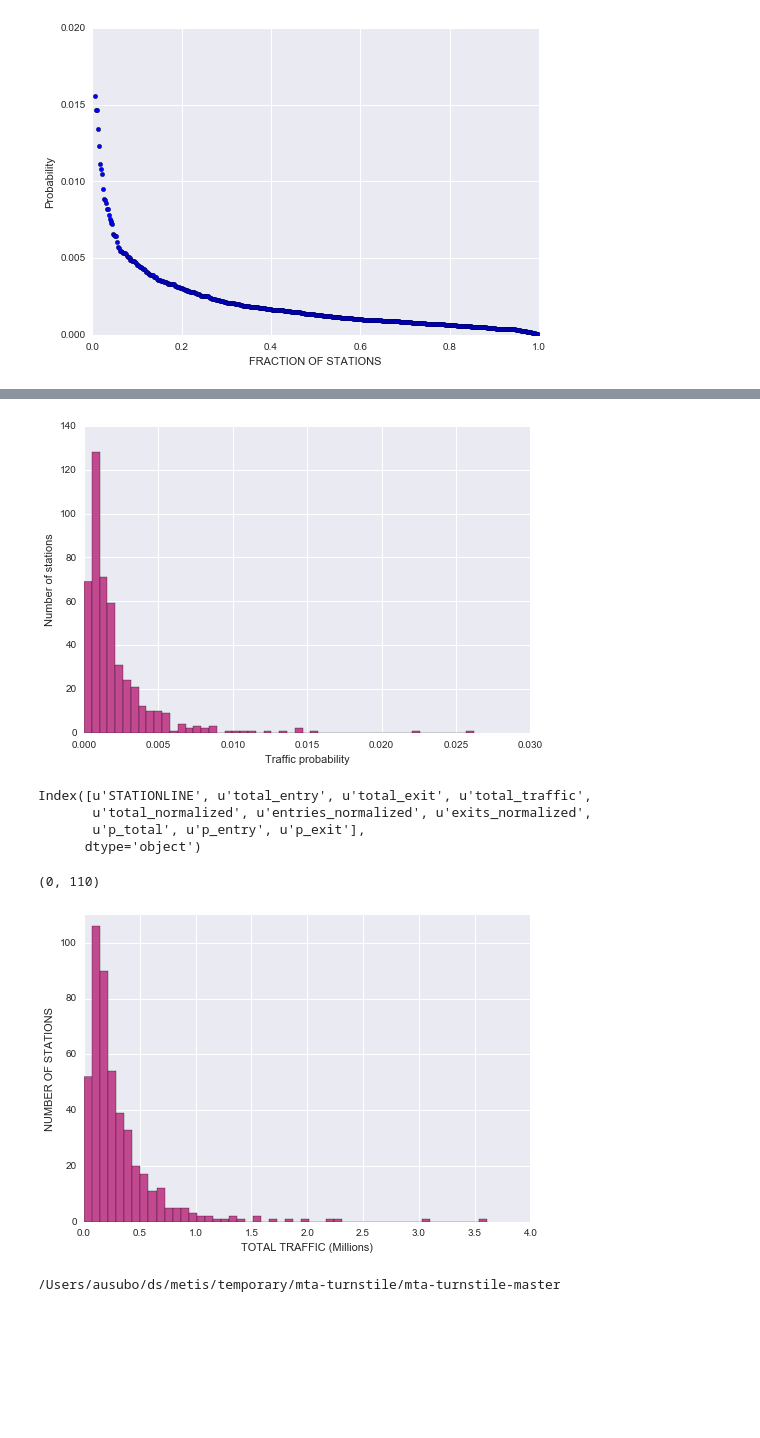
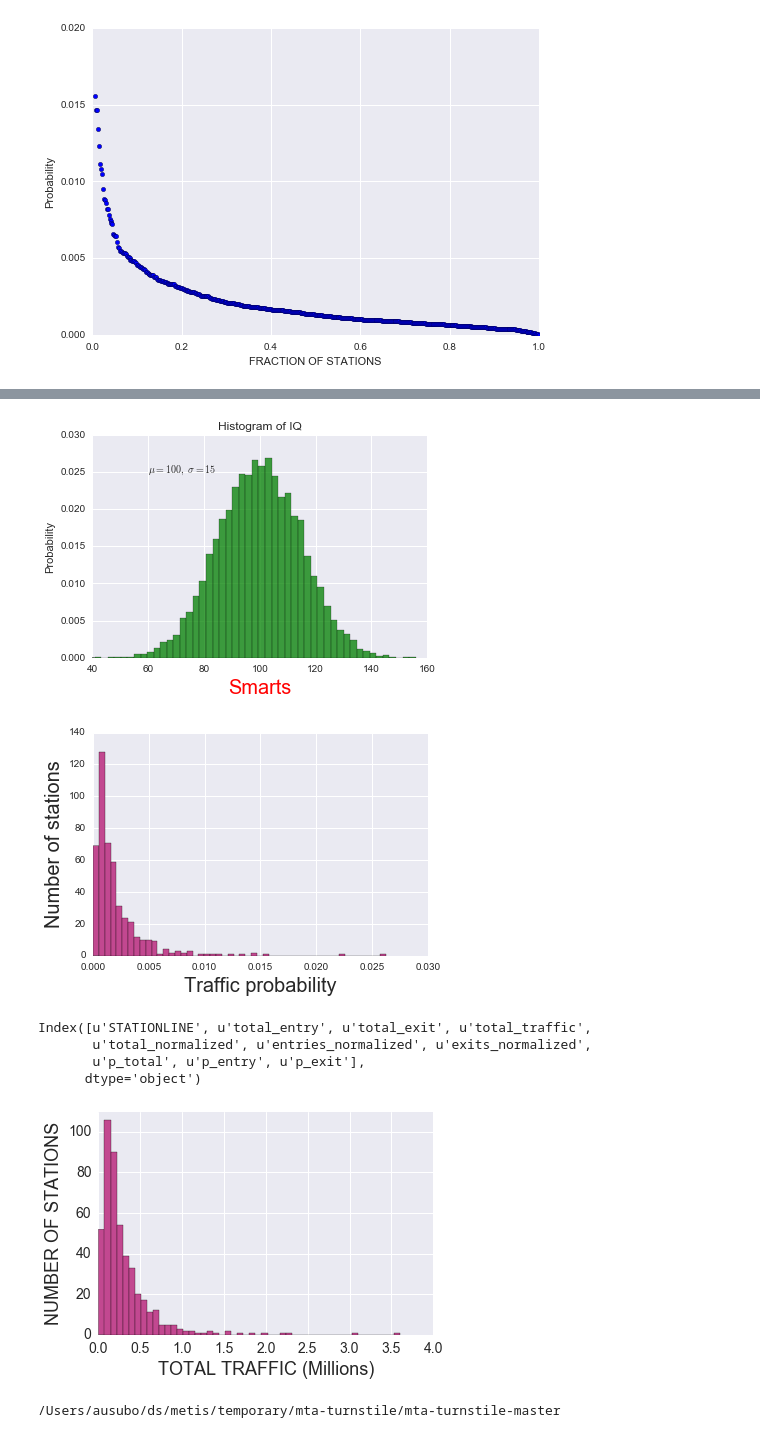
Before and after one commit to karmacelina/MTA_traffic_EDA, a Jupyter notebook: challenge01_elaine_pandas_lmcm.ipynb, the cells around one changed output, grey strips where cells are left out. Drawn from its saved outputs; the diff is of its cells as text; code cells hidden in the pictures; blank space fills up the shorter version.

Commit message:
Changed font size on axes labels

```diff
--- a/challenge01_elaine_pandas_lmcm.ipynb
+++ b/challenge01_elaine_pandas_lmcm.ipynb
@@ -396,0 +410,19 @@ plt.savefig('prob_dist_TEST.png', dpi = 300, bbox_inches = 'tight')
+# %%
+
+
+mu, sigma = 100, 15
+x = mu + sigma * np.random.randn(10000)
+
+# the histogram of the data
+n, bins, patches = plt.hist(x, 50, normed=1, facecolor='g', alpha=0.75)
+
+
+plt.xlabel('Smarts', fontsize=20, color='red')
+plt.ylabel('Probability')
+plt.title('Histogram of IQ')
+plt.text(60, .025, r'$\mu=100,\ \sigma=15$')
+plt.axis([40, 160, 0, 0.03])
+plt.grid(True)
+plt.show()
+# %% [output]
+[figure, added]
@@ -398,12 +432,14 @@ plt.savefig('prob_dist_TEST.png', dpi = 300, bbox_inches = 'tight')
 frame = plt.gca()
 
 plt.hist(summary_total['p_total'], bins = 50, color = "#C24890")
-plt.ylabel('Number of stations')
-plt.xlabel('Traffic probability')
+plt.ylabel('Number of stations', fontsize = 20)
+plt.xlabel('Traffic probability', fontsize = 20)
+# plt.text(0.01, 30, r'We look at stations that', fontsize = 14, color = 'blue')
+# plt.text(0.01, 20, r'handle the most traffic.', fontsize = 14, color = 'blue')
 
 plt.savefig('histogram_normalized_by_total_overall_traffic.png', dpi = 300, bbox_inches = 'tight')
 # %% [output]
-[figure, old version]
+[figure, new version]
 # %%
 summary_total.columns
 # %% [output]
@@ -414,21 +450,21 @@ Index([u'STATIONLINE', u'total_entry', u'total_exit', u'total_traffic',
 # %%
 #frame = plt.gca()
 
 #ax = frame.add_subplot(111)
 
 fig = plt.figure(dpi = 300)
 ax  = fig.add_subplot(111)
 
 plt.hist(summary_total['total_entry'], bins = 50, color = "#C24890")
-plt.ylabel('NUMBER OF STATIONS')
-plt.xlabel('TOTAL TRAFFIC (Millions)')
+plt.ylabel('NUMBER OF STATIONS', fontsize = 18)
+plt.xlabel('TOTAL TRAFFIC (Millions)', fontsize = 18)
 ax.set_xticklabels(np.arange(0, 4.5, 0.5))
 labels = [""]
 plt.savefig('histogram_RAW.png', dpi = 300, bbox_inches = 'tight')
 plt.ylim((0,110))
+plt.tick_params(axis='both', which='major', labelsize=14)
 # %% [output]
-(0, 110)
-[figure, old version]
+[figure, new version]
 # %%
 !pwd
 # %% [output]
```
Also changed, not shown: parts of 4 cells of this notebook.
